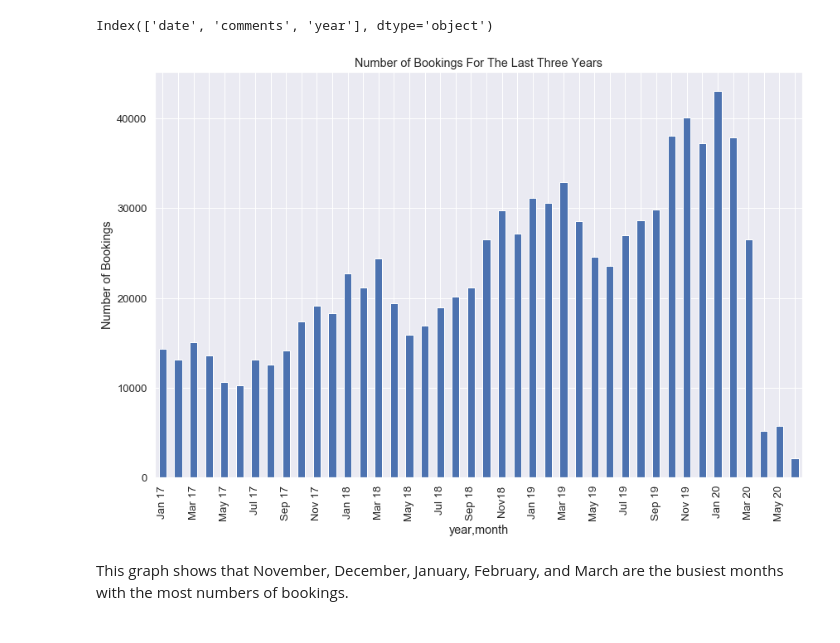
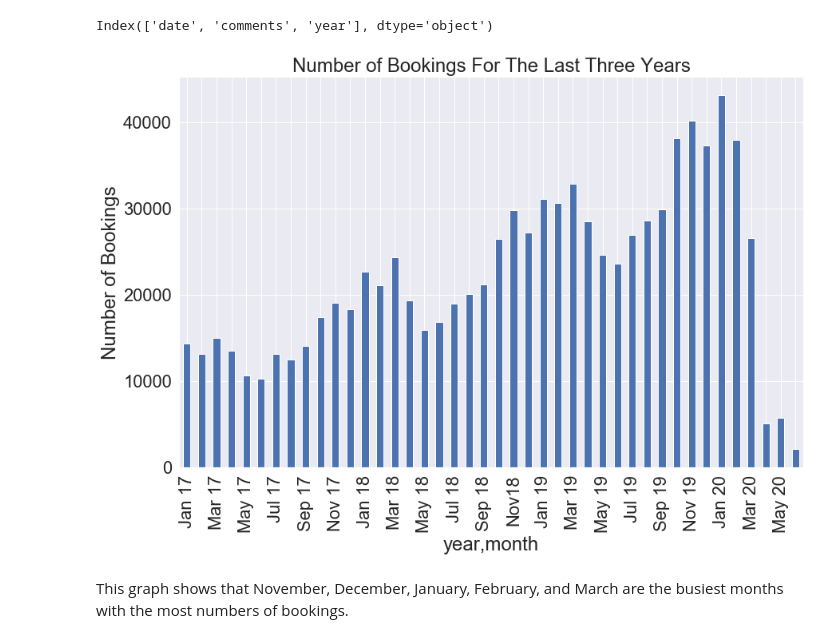
Before and after one commit to khwajajalal/Capstone2, a Jupyter notebook: reviews_analysis.ipynb, the cells around one changed output. Saved outputs shown, nothing was run; the diff lists cells and outputs as text; code cells hidden in the pictures.

```diff
--- a/reviews_analysis.ipynb
+++ b/reviews_analysis.ipynb
@@ -74,20 +74,20 @@ reviews_sample.to_csv('reviews_sample.csv')
 # reviews.groupby(['year','month'])['comments'].count().tail(54).reset_index()
 # %%
 sns.set(rc={'figure.figsize': (14,9)})
-sns.set(font_scale=1.2)
+sns.set(font_scale=2)
 bookings1=reviews.groupby(['year','month'])['comments'].count()*2
 g=bookings1.tail(42).plot(kind='bar')
 # xlabels=list(range(1,43,2))
 xlabels=['Jan 17','','Mar 17','', 'May 17','','Jul 17','','Sep 17','','Nov 17','','Jan 18','','Mar 18','', 'May 18','','Jul 18','','Sep 18','','Nov18','',
          'Jan 19','','Mar 19','', 'May 19','','Jul 19','','Sep 19','','Nov 19','','Jan 20','','Mar 20','', 'May 20','','Jul','','Sep','','Nov']
 
 g.set_xticklabels(xlabels)
 plt.ylabel('Number of Bookings')
 plt.title('Number of Bookings For The Last Three Years')
 # reviews.groupby(['year','month'])['comments'].count().tail(42).plot(kind='bar')
 plt.savefig('Number of bookings for the last three years')
 # %% [output]
-[figure, old version]
+[figure, new version]
 # %% [markdown]
 This graph shows that November, December, January, February, and March are the busiest months with the most numbers of bookings.
 # %%
```
Also changed, not shown: 1 other file.
